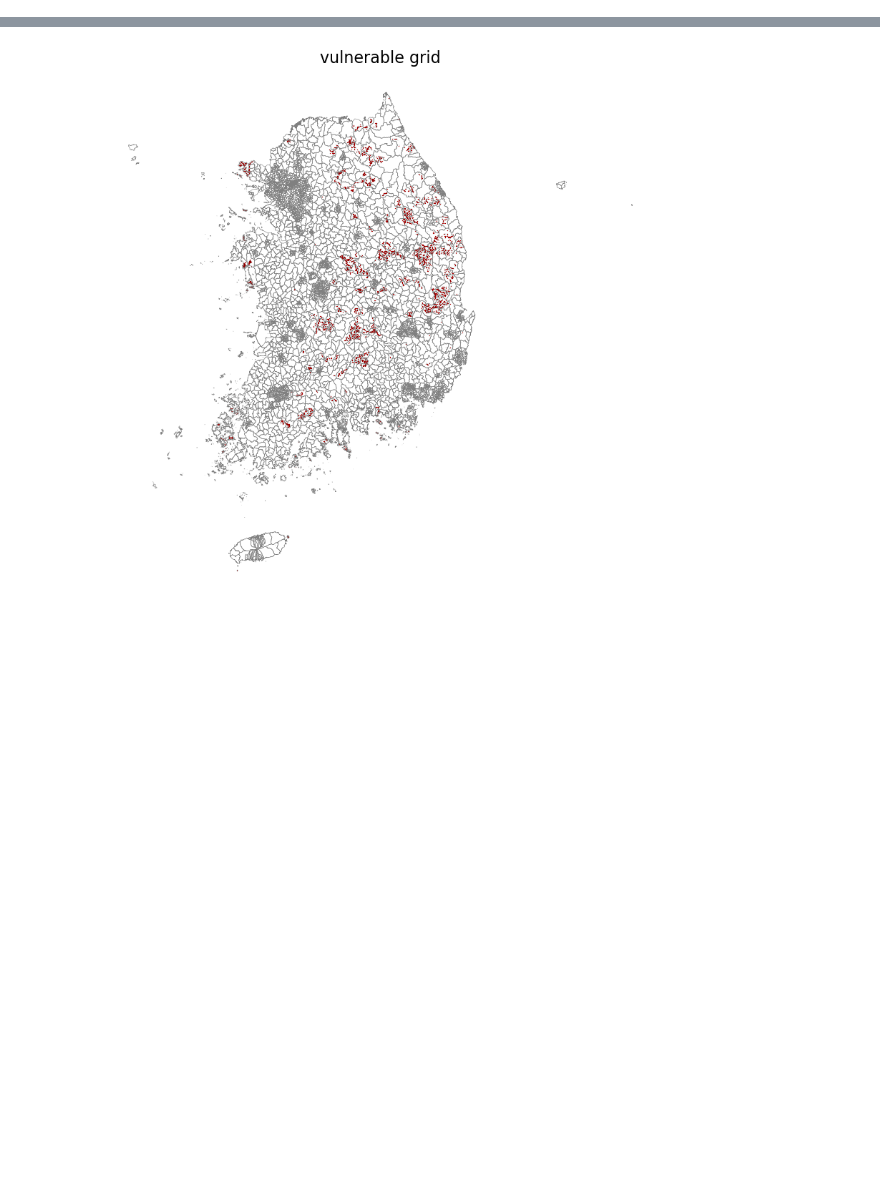
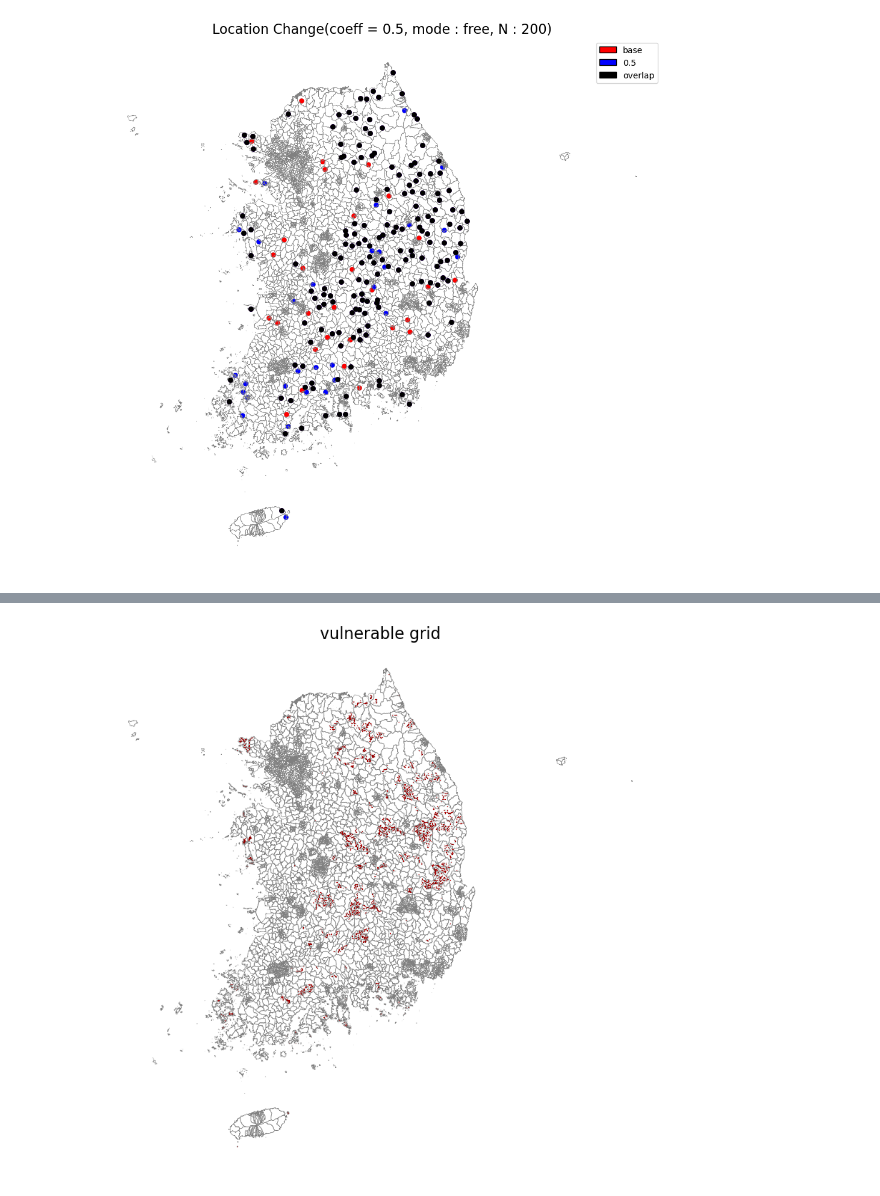
Before and after one commit to hshoon16/publichealth, a Jupyter notebook: analyze.ipynb, the cells around one changed output, grey strips where cells are left out. Drawn from its saved outputs; the diff is of its cells as text; code cells hidden in the pictures; blank space fills up the shorter version.

```diff
--- a/analyze.ipynb
+++ b/analyze.ipynb
@@ -388,0 +379,60 @@ import numpy as np
+# %%
+fig, ax = plt.subplots(figsize=(12, 14))
+
+# 보건소
+gdf_bogun_overlap = gdf_bogun.loc[gdf_bogun.index.isin(set(selected_2) & set(selected))]
+
+gdf_bogun_0.plot(
+    ax=ax,
+    facecolor='red',
+    edgecolor='black',
+    linewidth=0.1,
+    alpha=1.0,
+    zorder = 2
+)
+
+gdf_bogun_2.plot(
+    ax=ax,
+    facecolor='blue',
+    edgecolor='black',
+    linewidth=0.1,
+    alpha=1.0,
+    zorder = 2
+)
+
+gdf_bogun_overlap.plot(
+    ax=ax,
+    facecolor='black',
+    edgecolor='black',
+    linewidth=0.1,
+    alpha=1.0,
+    zorder = 10
+)
+
+
+# 읍면동 경계
+gdf_emd.boundary.plot(
+    ax=ax,
+    linewidth=0.4,
+    edgecolor='gray'
+)
+
+legend_elements = [
+    Patch(facecolor='red',  edgecolor='black', label='base'),
+    Patch(facecolor='blue',   edgecolor='black', label='0.5'),
+    Patch(facecolor='black',   edgecolor='black', label='overlap')
+]
+
+ax.legend(
+    handles=legend_elements,
+    loc='upper right',
+    fontsize=10,
+    title_fontsize=11
+)
+
+ax.set_title(f"Location Change(coeff = 0.5, mode : {mode}, N : {n})", fontsize=16)
+ax.axis('off')
+
+plt.show()
+# %% [output]
+[figure, added]
```
Also changed, not shown: parts of 61 cells of this notebook, 1 other file.
